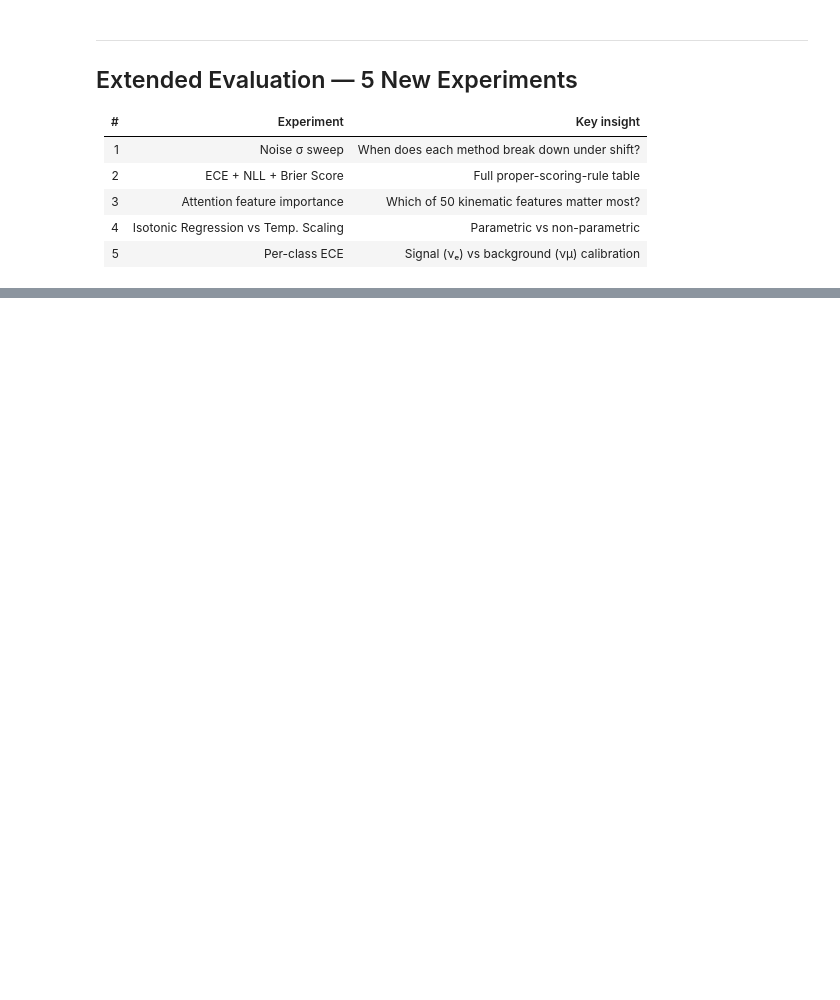
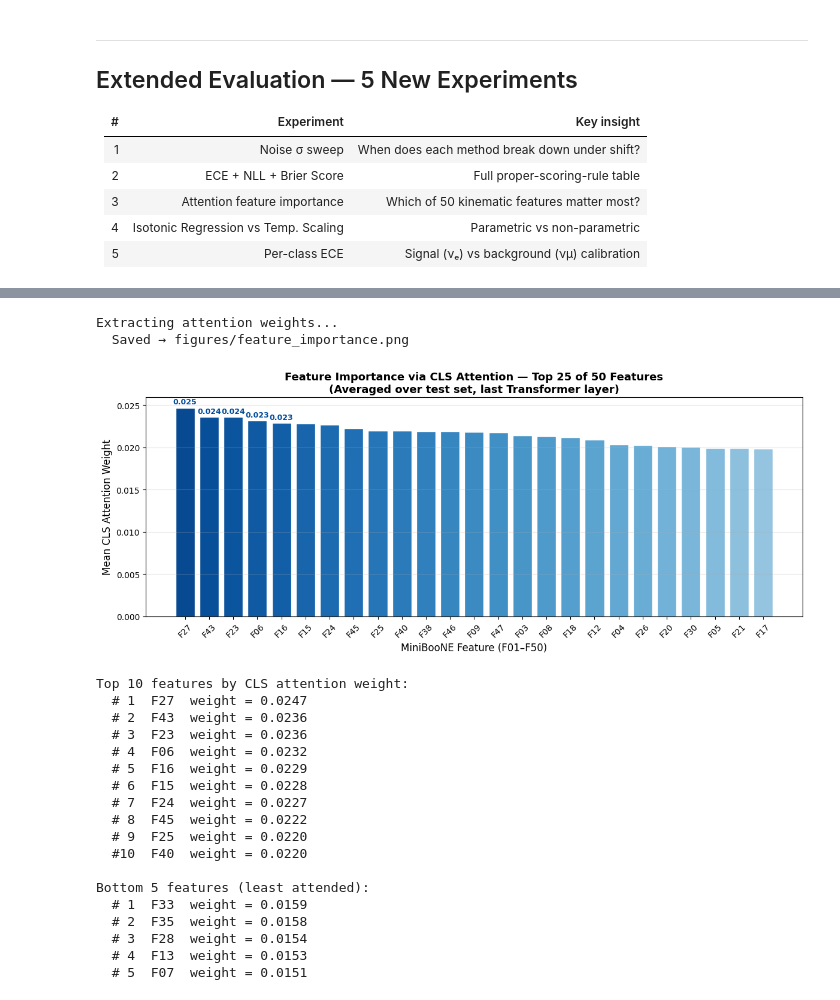
Before and after one commit to nadaibrahim-png/Transformers_UQ, a Jupyter notebook: experiment_calibration.ipynb, the cells around one changed output, grey strips where cells are left out. Cells and saved outputs as stored; diff of their text form; code cells hidden in the pictures; blank space fills up the shorter version.

```diff
--- a/experiment_calibration.ipynb
+++ b/experiment_calibration.ipynb
@@ -271,19 +352,41 @@ plot_noise_sweep(s_out, s_res, save_path=f"{config.FIGURES_DIR}/noise_sweep.png"
 # %%
 # ── CELL 15: Feature importance — top 25 features ────────────────────────────
 from evaluation.extended_evaluation import run_feature_importance
 
 feat_w, ranked, _ = run_feature_importance(
-    model, test_loader, top_k=25,
+    model, loaders["test"], top_k=25,
     save_path=f"{config.FIGURES_DIR}/feature_importance.png"
 )
 
 print('Top 10 features by CLS attention weight:')
 for rank, idx in enumerate(ranked[:10], 1):
     print(f'  #{rank:2d}  F{idx+1:02d}  weight = {feat_w[idx]:.4f}')
 
 print('\nBottom 5 features (least attended):')
 for rank, idx in enumerate(ranked[-5:], 1):
     print(f'  #{rank:2d}  F{idx+1:02d}  weight = {feat_w[idx]:.4f}')
+# %% [output]
+Extracting attention weights...
+  Saved → figures/feature_importance.png
+[figure, added]
+Top 10 features by CLS attention weight:
+  # 1  F27  weight = 0.0247
+  # 2  F43  weight = 0.0236
+  # 3  F23  weight = 0.0236
+  # 4  F06  weight = 0.0232
+  # 5  F16  weight = 0.0229
+  # 6  F15  weight = 0.0228
+  # 7  F24  weight = 0.0227
+  # 8  F45  weight = 0.0222
+  # 9  F25  weight = 0.0220
+  #10  F40  weight = 0.0220
+
+Bottom 5 features (least attended):
+  # 1  F33  weight = 0.0159
+  # 2  F35  weight = 0.0158
+  # 3  F28  weight = 0.0154
+  # 4  F13  weight = 0.0153
+  # 5  F07  weight = 0.0151
 # %%
 # ── CELL 16: Summary table — all metrics, all methods ────────────────────────
 import pandas as pd
```
Also changed, not shown: parts of 7 cells of this notebook.
